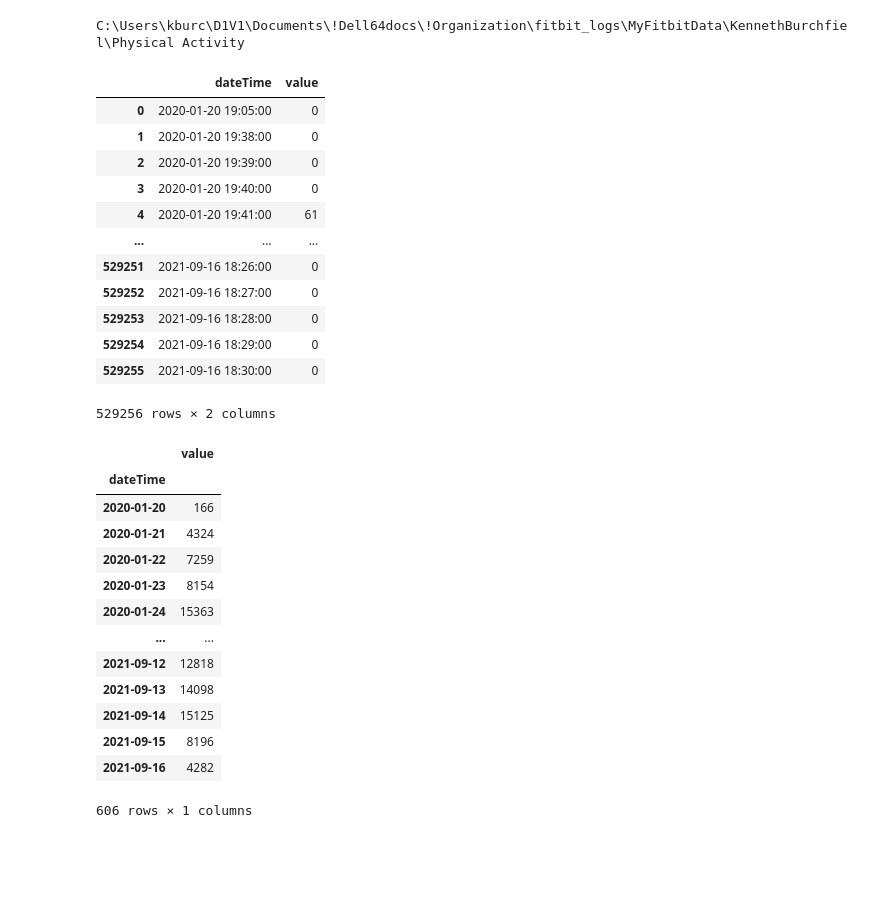
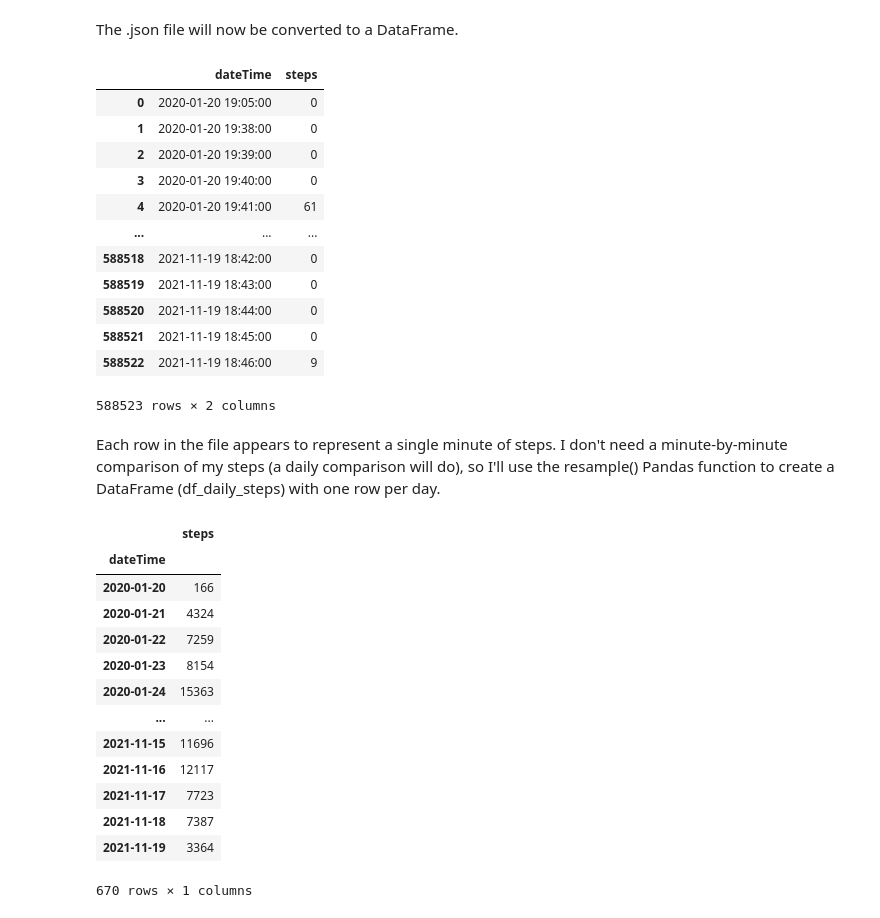
Before and after one commit to kburchfiel/fitbit_steps_and_whatpulse_keypresses_comparison, a Jupyter notebook: fitbit_steps_reader_v2.ipynb, the cells around one changed output. Cells and saved outputs as stored; diff of their text form; code cells hidden in the pictures; blank space fills up the shorter version.

```diff
--- a/fitbit_steps_reader_v2.ipynb
+++ b/fitbit_steps_reader_v2.ipynb
@@ -91,29 +90,34 @@ Condition met
+# %% [markdown]
+The .json file will now be converted to a DataFrame.
 # %%
-print(os.getcwd())
-path = 'combined_steps_file.json'
-df_steps = pd.io.json.read_json(path)
-# https://pandas.pydata.org/docs/reference/api/pandas.io.json.read_json.html
+df_steps = pd.io.json.read_json('combined_steps_file.json')
+df_steps.rename(columns={'value':'steps'},inplace=True)
+# See https://pandas.pydata.org/docs/reference/api/pandas.io.json.read_json.html
+df_steps.sort_index(inplace=True) # Probably not necessary
 df_steps
 # %% [output]
+|  | dateTime | steps |
+| 0 | 2020-01-20 19:05:00 | 0 |
+| 1 | 2020-01-20 19:38:00 | 0 |
+| 2 | 2020-01-20 19:39:00 | 0 |
+| 3 | 2020-01-20 19:40:00 | 0 |
+| 4 | 2020-01-20 19:41:00 | 61 |
+| ... | ... | ... |
+| 588518 | 2021-11-19 18:42:00 | 0 |
+| 588519 | 2021-11-19 18:43:00 | 0 |
+| 588520 | 2021-11-19 18:44:00 | 0 |
+| 588521 | 2021-11-19 18:45:00 | 0 |
+| 588522 | 2021-11-19 18:46:00 | 9 |
-C:\Users\kburc\D1V1\Documents\!Dell64docs\!Organization\fitbit_logs\MyFitbitData\KennethBurchfiel\Physical Activity
+588523 rows × 2 columns
-|  | dateTime | value |
-| 0 | 2020-01-20 19:05:00 | 0 |
-| 1 | 2020-01-20 19:38:00 | 0 |
-| 2 | 2020-01-20 19:39:00 | 0 |
-| 3 | 2020-01-20 19:40:00 | 0 |
-| 4 | 2020-01-20 19:41:00 | 61 |
-| ... | ... | ... |
-| 529251 | 2021-09-16 18:26:00 | 0 |
-| 529252 | 2021-09-16 18:27:00 | 0 |
-| 529253 | 2021-09-16 18:28:00 | 0 |
-| 529254 | 2021-09-16 18:29:00 | 0 |
-| 529255 | 2021-09-16 18:30:00 | 0 |
-529256 rows × 2 columns
+# %% [markdown]
+Each row in the file appears to represent a single minute of steps. I don't need a minute-by-minute comparison of my steps (a daily comparison will do), so I'll use the resample() Pandas function to create a DataFrame (df_daily_steps) with one row per day.
 # %%
 df_daily_steps = df_steps.resample('D',on='dateTime').sum()
+df_daily_steps.sort_index(inplace=True) # Probably not necessary
+# See https://pandas.pydata.org/docs/reference/api/pandas.DataFrame.resample.html
 df_daily_steps
 # %% [output]
-|  | value |
+|  | steps |
 | dateTime |  |
 | 2020-01-20 | 166 |
 | 2020-01-21 | 4324 |
@@ -121,9 +125,9 @@ df_daily_steps
 | 2020-01-23 | 8154 |
 | 2020-01-24 | 15363 |
 | ... | ... |
-| 2021-09-12 | 12818 |
-| 2021-09-13 | 14098 |
-| 2021-09-14 | 15125 |
-| 2021-09-15 | 8196 |
-| 2021-09-16 | 4282 |
+| 2021-11-15 | 11696 |
+| 2021-11-16 | 12117 |
+| 2021-11-17 | 7723 |
+| 2021-11-18 | 7387 |
+| 2021-11-19 | 3364 |
-606 rows × 1 columns
+670 rows × 1 columns
```
Also changed, not shown: parts of 30 cells of this notebook, 37 other files.
